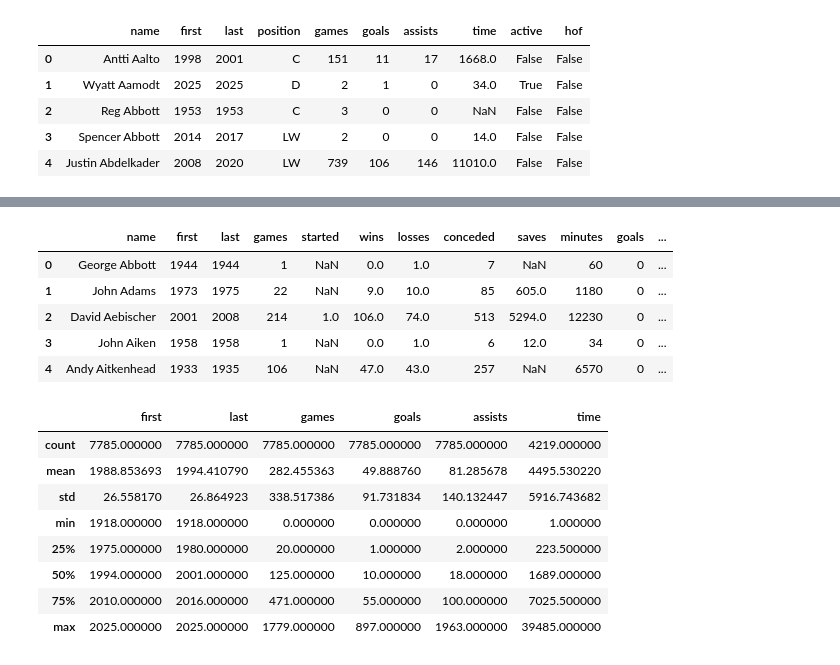
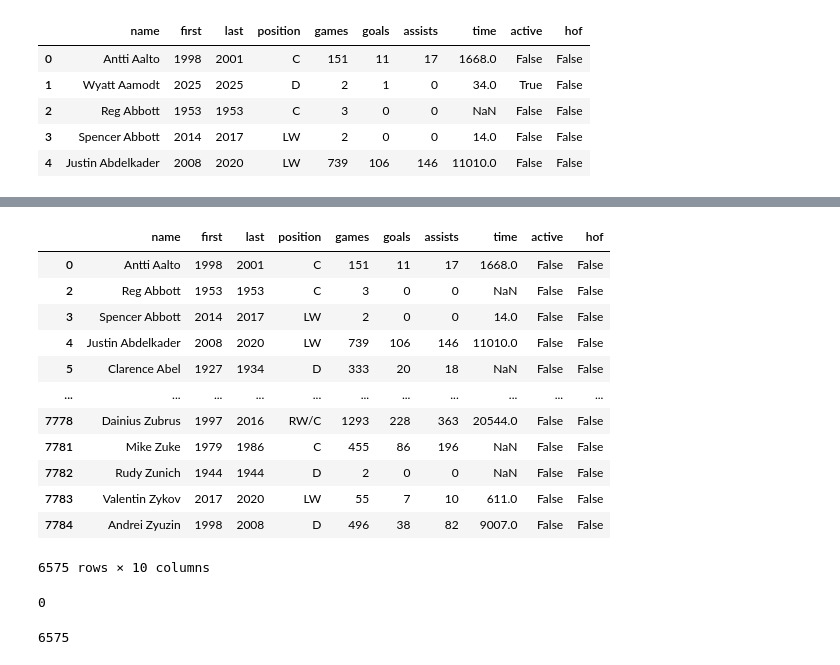
Before and after one commit to simontao9/DATS6103-final-project, a Jupyter notebook: final_report.ipynb, the cells around one changed output, grey strips where cells are left out. Drawn from its saved outputs; the diff is of its cells as text; code cells hidden in the pictures.

```diff
--- a/final_report.ipynb
+++ b/final_report.ipynb
@@ -10,6 +45,6 @@ import pandas as pd
 # %%
-skaters = pd.read_csv("SKATERS.csv")
-goalies = pd.read_csv("GOALIES.csv")
+skaters = pd.read_csv("Dataset/SKATERS.csv")
+goalies = pd.read_csv("Dataset/GOALIES.csv")
 # %%
 skaters.head()
 # %% [output]
@@ -22,21 +90,27 @@ skaters.head()
 # %%
-goalies.head()
+# Number of players who are still active
+eligible_skaters = skaters[skaters['last'].notna() & (skaters['last'] <= 2022)]
+eligible_skaters
 # %% [output]
-|  | name | first | last | games | started | wins | losses | conceded | saves | minutes | goals | ... |
-| 0 | George Abbott | 1944 | 1944 | 1 | NaN | 0.0 | 1.0 | 7 | NaN | 60 | 0 | ... |
-| 1 | John Adams | 1973 | 1975 | 22 | NaN | 9.0 | 10.0 | 85 | 605.0 | 1180 | 0 | ... |
-| 2 | David Aebischer | 2001 | 2008 | 214 | 1.0 | 106.0 | 74.0 | 513 | 5294.0 | 12230 | 0 | ... |
-| 3 | John Aiken | 1958 | 1958 | 1 | NaN | 0.0 | 1.0 | 6 | 12.0 | 34 | 0 | ... |
-| 4 | Andy Aitkenhead | 1933 | 1935 | 106 | NaN | 47.0 | 43.0 | 257 | NaN | 6570 | 0 | ... |
+|  | name | first | last | position | games | goals | assists | time | active | hof |
+| 0 | Antti Aalto | 1998 | 2001 | C | 151 | 11 | 17 | 1668.0 | False | False |
+| 2 | Reg Abbott | 1953 | 1953 | C | 3 | 0 | 0 | NaN | False | False |
+| 3 | Spencer Abbott | 2014 | 2017 | LW | 2 | 0 | 0 | 14.0 | False | False |
+| 4 | Justin Abdelkader | 2008 | 2020 | LW | 739 | 106 | 146 | 11010.0 | False | False |
+| 5 | Clarence Abel | 1927 | 1934 | D | 333 | 20 | 18 | NaN | False | False |
+| ... | ... | ... | ... | ... | ... | ... | ... | ... | ... | ... |
+| 7778 | Dainius Zubrus | 1997 | 2016 | RW/C | 1293 | 228 | 363 | 20544.0 | False | False |
+| 7781 | Mike Zuke | 1979 | 1986 | C | 455 | 86 | 196 | NaN | False | False |
+| 7782 | Rudy Zunich | 1944 | 1944 | D | 2 | 0 | 0 | NaN | False | False |
+| 7783 | Valentin Zykov | 2017 | 2020 | LW | 55 | 7 | 10 | 611.0 | False | False |
+| 7784 | Andrei Zyuzin | 1998 | 2008 | D | 496 | 38 | 82 | 9007.0 | False | False |
+6575 rows × 10 columns
+# %%
+# checking if any eligible skaters is still active
+len(eligible_skaters[eligible_skaters["active"]==True])
+# %% [output]
+0
 # %%
-skaters.describe()
+len(eligible_skaters)
 # %% [output]
-|  | first | last | games | goals | assists | time |
-| count | 7785.000000 | 7785.000000 | 7785.000000 | 7785.000000 | 7785.000000 | 4219.000000 |
-| mean | 1988.853693 | 1994.410790 | 282.455363 | 49.888760 | 81.285678 | 4495.530220 |
-| std | 26.558170 | 26.864923 | 338.517386 | 91.731834 | 140.132447 | 5916.743682 |
-| min | 1918.000000 | 1918.000000 | 0.000000 | 0.000000 | 0.000000 | 1.000000 |
-| 25% | 1975.000000 | 1980.000000 | 20.000000 | 1.000000 | 2.000000 | 223.500000 |
-| 50% | 1994.000000 | 2001.000000 | 125.000000 | 10.000000 | 18.000000 | 1689.000000 |
-| 75% | 2010.000000 | 2016.000000 | 471.000000 | 55.000000 | 100.000000 | 7025.500000 |
-| max | 2025.000000 | 2025.000000 | 1779.000000 | 897.000000 | 1963.000000 | 39485.000000 |
+6575
```
Also changed, not shown: parts of 23 cells of this notebook, 5 other files.
